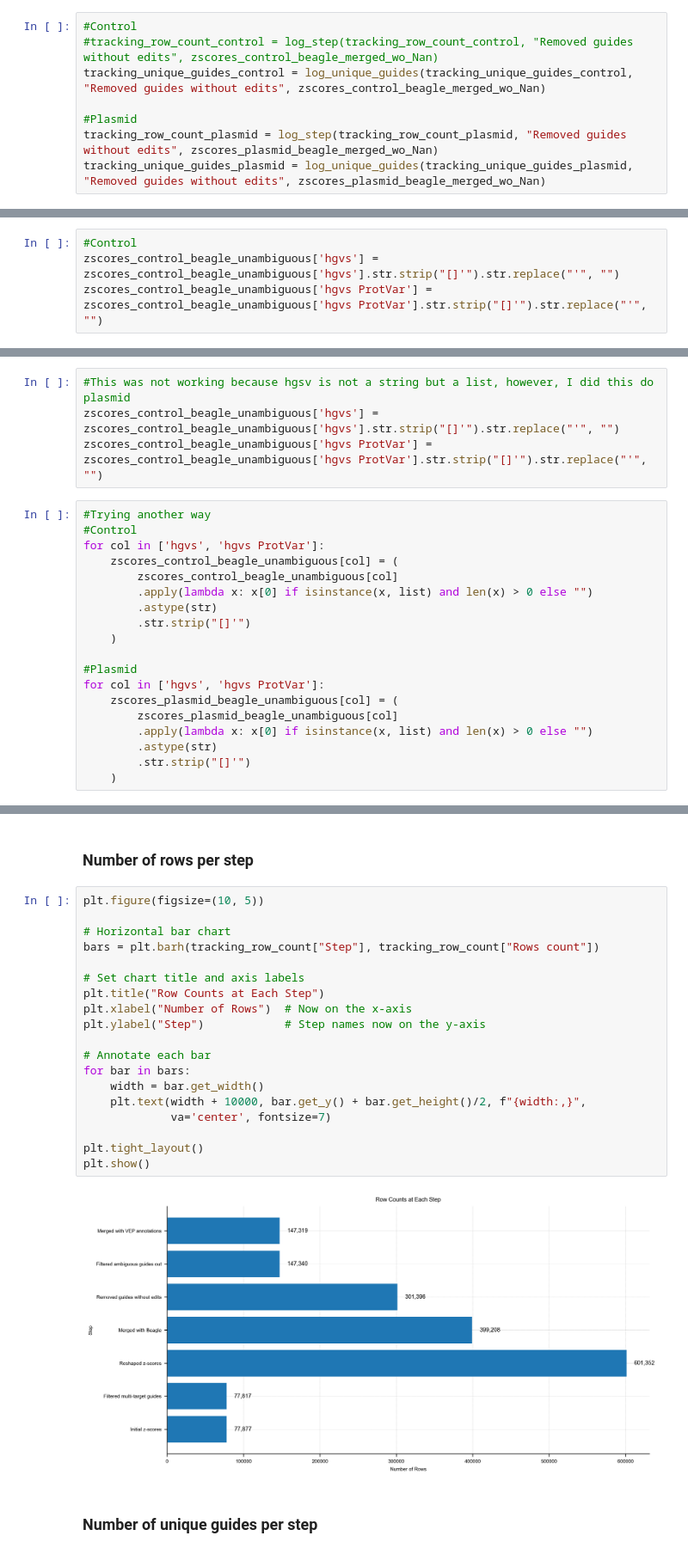
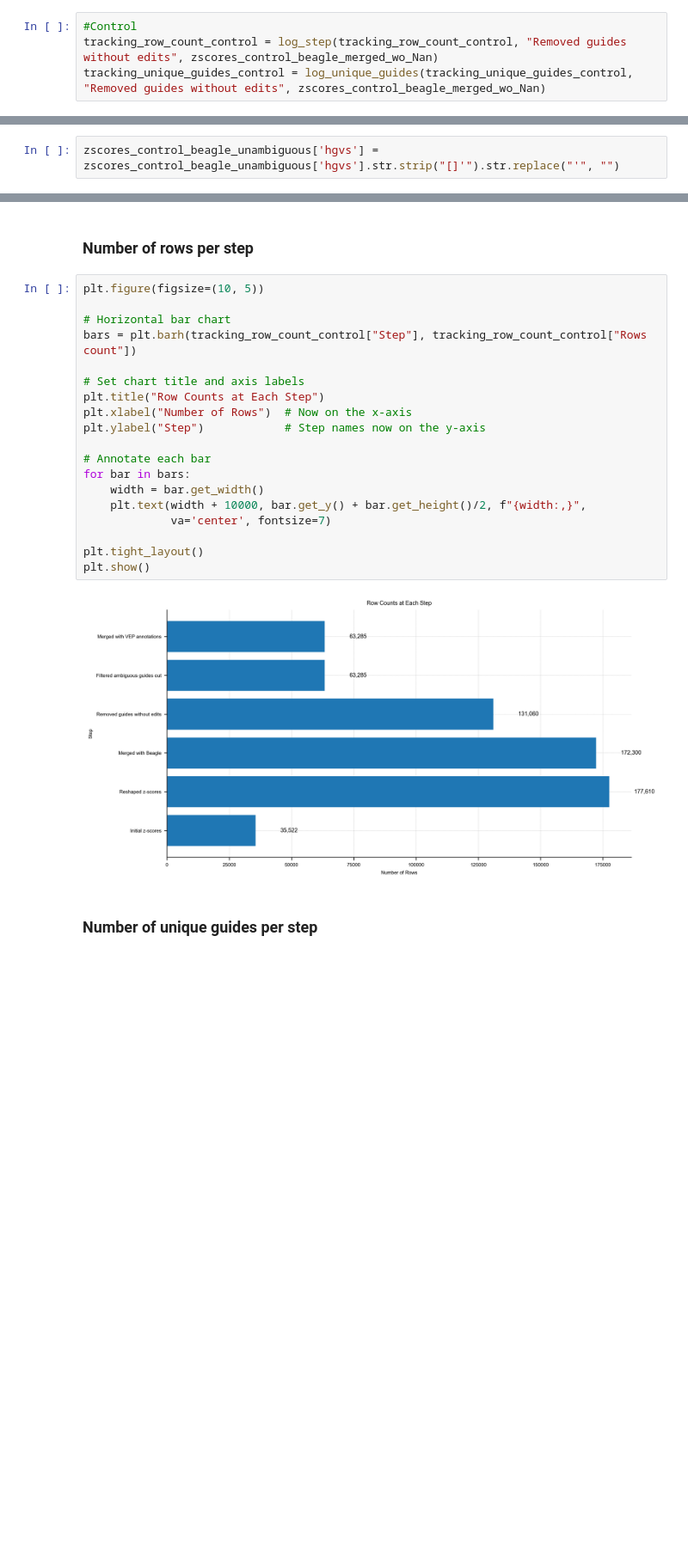
Before and after one commit to QuantitativeBiology/BECancerResistome, a Jupyter notebook: BECancerResistome/Guides_annotation/VEP_annotation.ipynb, the cells around one changed output, grey strips where cells are left out. Shown at 86% size. Cells and saved outputs as stored; diff of their text form; blank space fills up the shorter version.

```diff
--- a/BECancerResistome/Guides_annotation/VEP_annotation.ipynb
+++ b/BECancerResistome/Guides_annotation/VEP_annotation.ipynb
@@ -1624,11 +488,7 @@ Previous number of datapoints: 399208
 # %%
 #Control
-#tracking_row_count_control = log_step(tracking_row_count_control, "Removed guides without edits", zscores_control_beagle_merged_wo_Nan)
+tracking_row_count_control = log_step(tracking_row_count_control, "Removed guides without edits", zscores_control_beagle_merged_wo_Nan)
 tracking_unique_guides_control = log_unique_guides(tracking_unique_guides_control, "Removed guides without edits", zscores_control_beagle_merged_wo_Nan)
-
-#Plasmid
-tracking_row_count_plasmid = log_step(tracking_row_count_plasmid, "Removed guides without edits", zscores_plasmid_beagle_merged_wo_Nan)
-tracking_unique_guides_plasmid = log_unique_guides(tracking_unique_guides_plasmid, "Removed guides without edits", zscores_plasmid_beagle_merged_wo_Nan)
 # %%
 tracking_row_count_control
 # %% [output]
@@ -1876,4 +695,2 @@ AttributeError: Can only use .str accessor with string values!
 # %%
-#Control
 zscores_control_beagle_unambiguous['hgvs'] = zscores_control_beagle_unambiguous['hgvs'].str.strip("[]'").str.replace("'", "")
-zscores_control_beagle_unambiguous['hgvs ProtVar'] = zscores_control_beagle_unambiguous['hgvs ProtVar'].str.strip("[]'").str.replace("'", "")
@@ -1899,23 +696,0 @@ Name: count, dtype: int64
-# %%
-#This was not working because hgsv is not a string but a list, however, I did this do plasmid
-zscores_control_beagle_unambiguous['hgvs'] = zscores_control_beagle_unambiguous['hgvs'].str.strip("[]'").str.replace("'", "")
-zscores_control_beagle_unambiguous['hgvs ProtVar'] = zscores_control_beagle_unambiguous['hgvs ProtVar'].str.strip("[]'").str.replace("'", "")
-# %%
-#Trying another way
-#Control
-for col in ['hgvs', 'hgvs ProtVar']:
-    zscores_control_beagle_unambiguous[col] = (
-        zscores_control_beagle_unambiguous[col]
-        .apply(lambda x: x[0] if isinstance(x, list) and len(x) > 0 else "")
-        .astype(str)
-        .str.strip("[]'")
-    )
-
-#Plasmid
-for col in ['hgvs', 'hgvs ProtVar']:
-    zscores_plasmid_beagle_unambiguous[col] = (
-        zscores_plasmid_beagle_unambiguous[col]
-        .apply(lambda x: x[0] if isinstance(x, list) and len(x) > 0 else "")
-        .astype(str)
-        .str.strip("[]'")
-    )
@@ -2084,24 +855,24 @@ zscores_plasmid_unambiguous_VEPannotated_hits_HT29_DEB_CET.to_csv("data/6_VEP/zs
 # %%
 plt.figure(figsize=(10, 5))
 
 # Horizontal bar chart
-bars = plt.barh(tracking_row_count["Step"], tracking_row_count["Rows count"])
+bars = plt.barh(tracking_row_count_control["Step"], tracking_row_count_control["Rows count"])
 
 # Set chart title and axis labels
 plt.title("Row Counts at Each Step")
 plt.xlabel("Number of Rows")  # Now on the x-axis
 plt.ylabel("Step")            # Step names now on the y-axis
 
 # Annotate each bar
 for bar in bars:
     width = bar.get_width()
     plt.text(width + 10000, bar.get_y() + bar.get_height()/2, f"{width:,}",
              va='center', fontsize=7)
 
 plt.tight_layout()
 plt.show()
 # %% [output]
-[figure, old version]
+[figure, new version]
 # %% [markdown]
 ### Number of unique guides per step
 # %%
```
Also changed, not shown: parts of 208 cells of this notebook, 2 other files.
